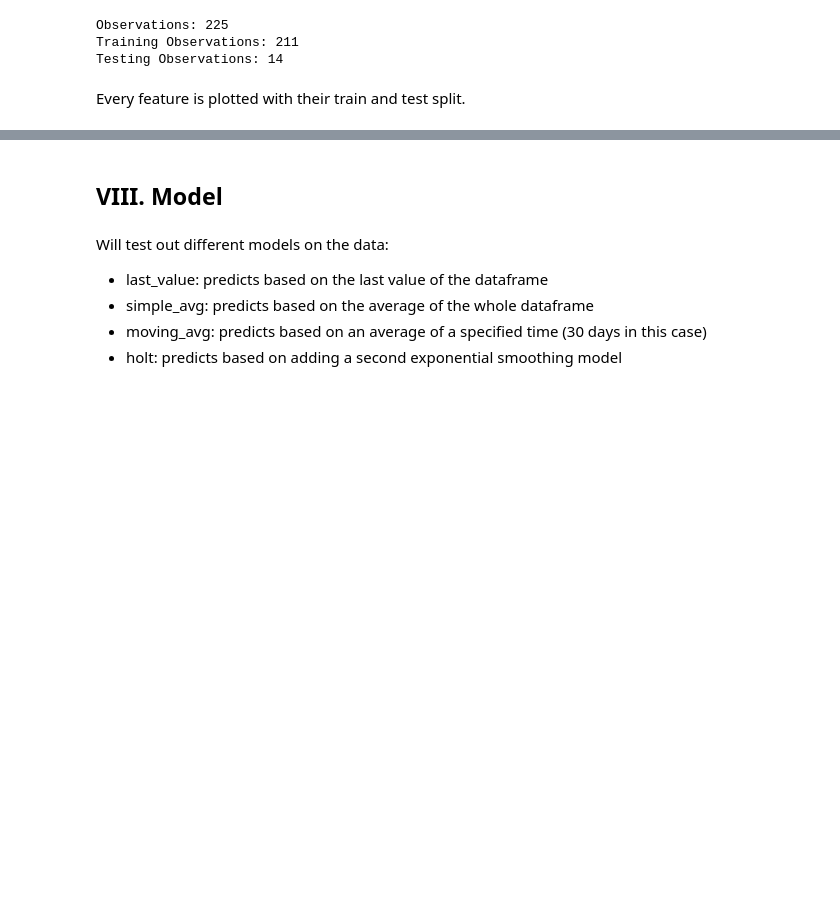
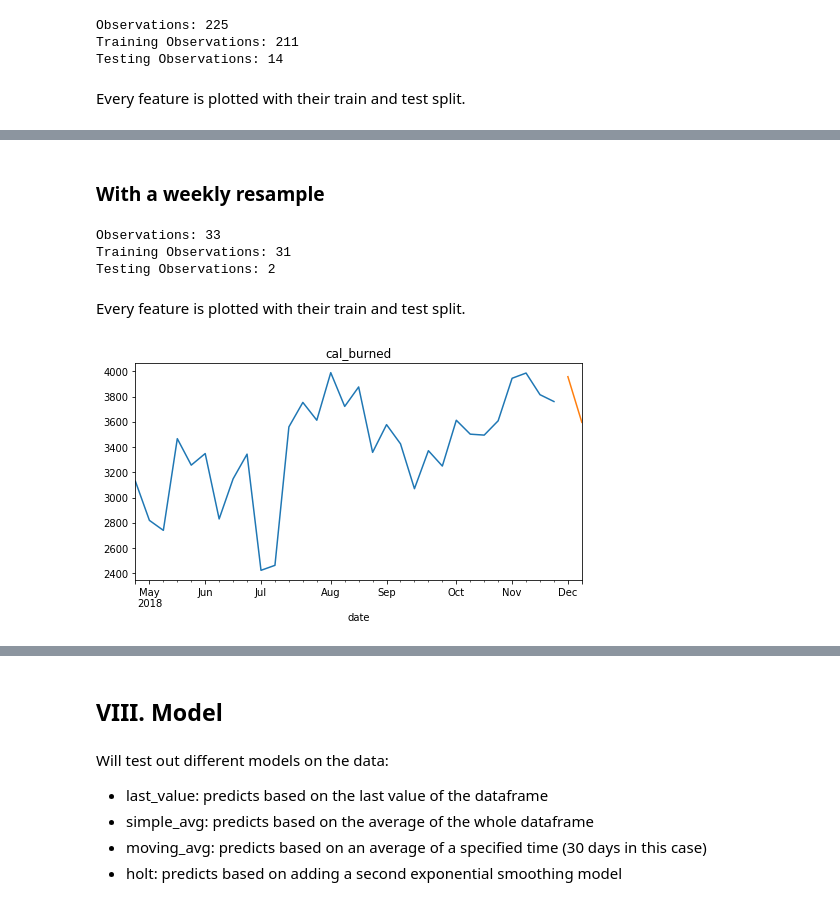
Before and after one commit to Dom-Misty/fit_bit_project, a Jupyter notebook: fitbit-pipeline.ipynb, the cells around one changed output, grey strips where cells are left out. Cells and saved outputs as stored; diff of their text form; code cells hidden in the pictures; blank space fills up the shorter version.

```diff
--- a/fitbit-pipeline.ipynb
+++ b/fitbit-pipeline.ipynb
@@ -316 +326,3 @@ train, test = split.split_two_weeks(df,'D')
+# %%
+train1, test1 = split.split_daily(df)
 # %%
@@ -324,10 +336,10 @@ Testing Observations: 14
 # %% [markdown]
 Every feature is plotted with their train and test split.
 # %%
-for col in train.columns:
+for col in train1.columns:
     plt.figure(figsize=(8, 4))
-    train[col].plot()
-    test[col].plot()
+    train1[col].plot()
+    test1[col].plot()
     plt.title("{}".format(col))
     plt.show()
 # %% [output]
@@ -341,3 +353,26 @@ for col in train.columns:
 [figure]
 [figure]
 [figure]
+# %% [markdown]
+### With a weekly resample
+# %%
+train2, test2 = split.split_weekly(df)
+# %%
+print('Observations: %d' % (len(train2.values) + len(test2.values)))
+print('Training Observations: %d' % (len(train2)))
+print('Testing Observations: %d' % (len(test2)))
+# %% [output]
+Observations: 33
+Training Observations: 31
+Testing Observations: 2
+# %% [markdown]
+Every feature is plotted with their train and test split.
+# %%
+for col in train2.columns:
+    plt.figure(figsize=(8, 4))
+    train2[col].plot()
+    test2[col].plot()
+    plt.title("{}".format(col))
+    plt.show()
+# %% [output]
+[figure, added]
```
Also changed, not shown: parts of 14 cells of this notebook.
